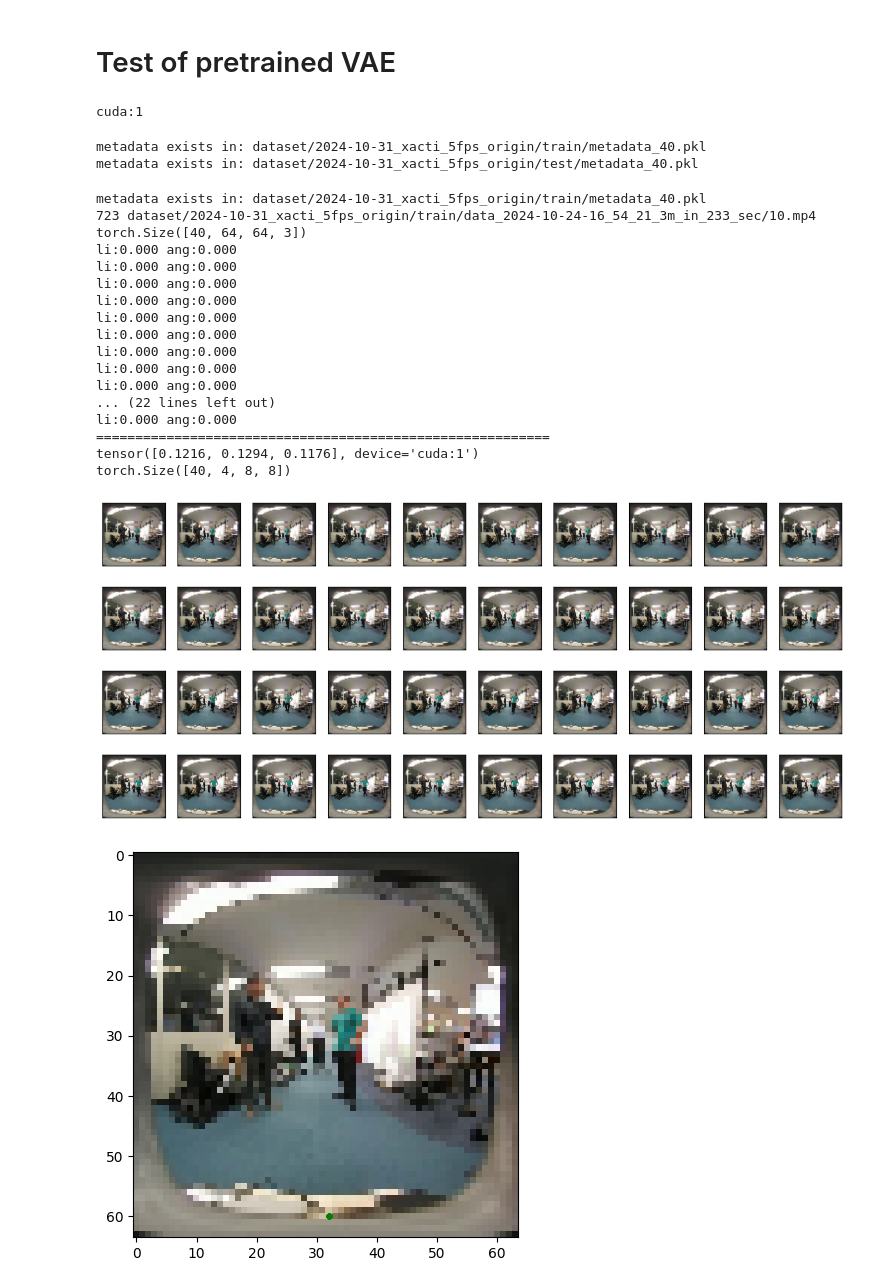
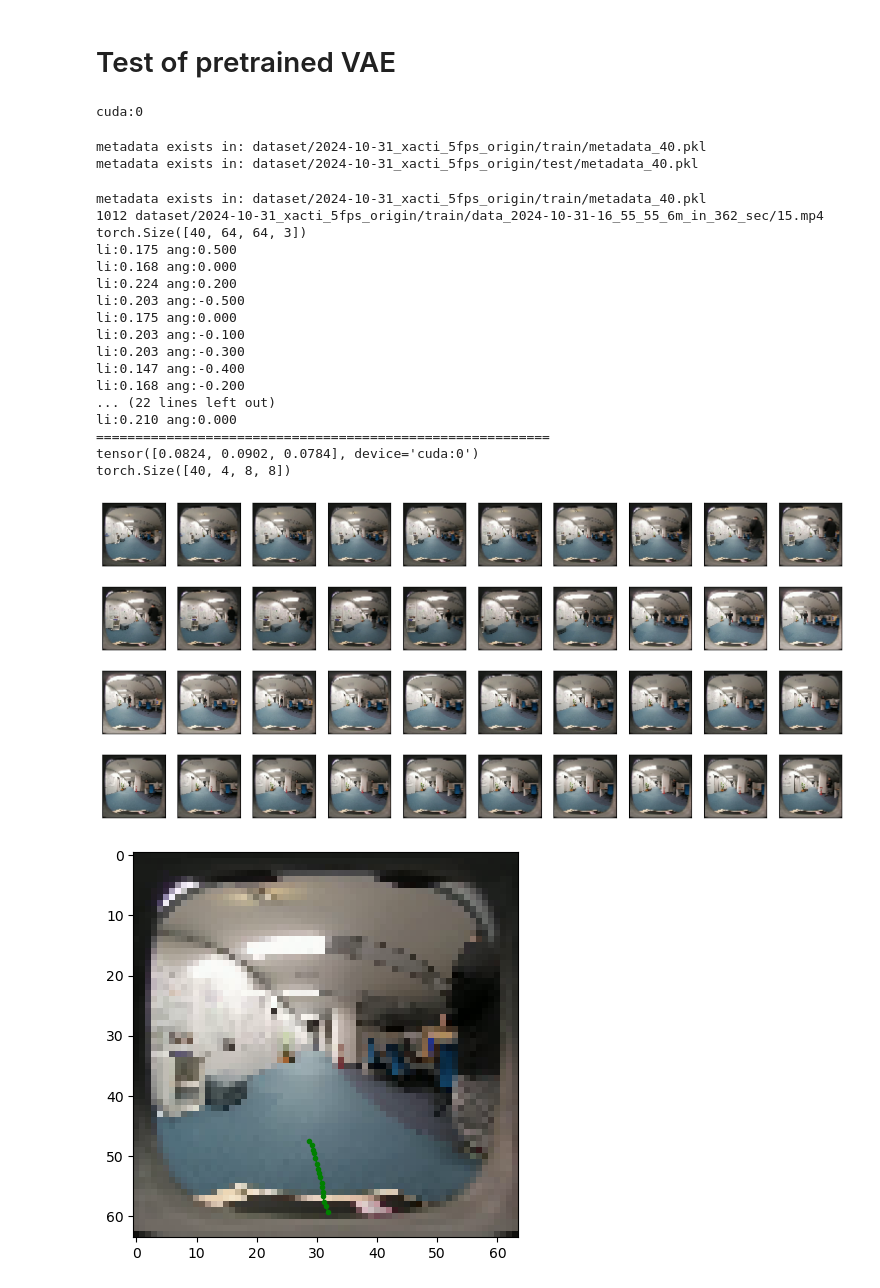
Before and after one commit to innovation-x/mmVDT_robo_nav, a Jupyter notebook: test_vae.ipynb, the cells around one changed output. Saved outputs shown, nothing was run; the diff lists cells and outputs as text; code cells hidden in the pictures.

```diff
--- a/test_vae.ipynb
+++ b/test_vae.ipynb
@@ -14,7 +14,7 @@ import matplotlib.pyplot as plt
 import matplotlib.image as mpimg
 from torchvision.utils import save_image
 # %%
-DEVICE = torch.device("cuda:1" if torch.cuda.is_available() else "cpu")
+DEVICE = torch.device("cuda:0" if torch.cuda.is_available() else "cpu")
 print(DEVICE)
 # The parser setting
 parser = argparse.ArgumentParser()
@@ -32,7 +32,7 @@ parser.add_argument('--NUM_EPOCHS', type=int, default=100)
 parser.add_argument('--iteration_num', type=int, default=1000)
 args = parser.parse_args(args=[])
 # %% [output]
-cuda:1
+cuda:0
 # %%
 # Load the Dataset
 Dataset = VideoDataset
@@ -68,13 +68,13 @@ if mulgpu:
     if rgb:
         input_dim = 3
         modelData = 'checkpoints_vae_seg/vae_20241031_rgb20.pth.tar'
-        checkpoint = torch.load(modelData)
+        checkpoint = torch.load(modelData,map_location='cuda')
         state_dict = checkpoint['model_state_dict']
         state_dict = {k.replace("module.", ""): v for k, v in state_dict.items()}
     else:
         input_dim = 9
-        modelData = 'checkpoints_vae_seg/vae_20241031_20.pth.tar'
-        checkpoint = torch.load(modelData)
+        modelData = 'checkpoints_vae_seg/vae_20241031_40.pth.tar'
+        checkpoint = torch.load(modelData,map_location='cuda')
         state_dict = checkpoint['model_state_dict']
         state_dict = {k.replace("module.", ""): v for k, v in state_dict.items()}
 else:
@@ -91,42 +91,42 @@ vae = vae.to(DEVICE)
 # %%
 from utils import visual_vid_mmot
 
 valid_dataset = Dataset(args.data_path, args.sequence_length,rgb=True, train=True, resolution=args.resolution)
-batch, vid_idx, path = valid_dataset[13180]
+batch, vid_idx, path = valid_dataset[19268]
 print(vid_idx, path)
 
 x, mot = dict.values(batch)
 print(x.shape)
 mot = mot.reshape(1,2,args.sequence_length).permute(0,2,1).to(DEVICE)
 visual_vid_mmot(x.reshape(args.sequence_length,64,64,input_dim),mot.reshape(1,args.sequence_length,2), grid=False, rgb=rgb)
 
 raw_x = x.permute(0,3,1,2).to(DEVICE)
 print(raw_x.permute(0,2,3,1)[0,0,0])
 
 with torch.no_grad():
     # Map input images to latent space + normalize latents:
     enc = vae.encode(raw_x).latent_dist.sample()
 print(enc.shape)
 # %% [output]
 metadata exists in: dataset/2024-10-31_xacti_5fps_origin/train/metadata_40.pkl
-723 dataset/2024-10-31_xacti_5fps_origin/train/data_2024-10-24-16_54_21_3m_in_233_sec/10.mp4
+1012 dataset/2024-10-31_xacti_5fps_origin/train/data_2024-10-31-16_55_55_6m_in_362_sec/15.mp4
 torch.Size([40, 64, 64, 3])
-li:0.000 ang:0.000
-li:0.000 ang:0.000
-li:0.000 ang:0.000
-li:0.000 ang:0.000
-li:0.000 ang:0.000
-li:0.000 ang:0.000
-li:0.000 ang:0.000
-li:0.000 ang:0.000
-li:0.000 ang:0.000
+li:0.175 ang:0.500
+li:0.168 ang:0.000
+li:0.224 ang:0.200
+li:0.203 ang:-0.500
+li:0.175 ang:0.000
+li:0.203 ang:-0.100
+li:0.203 ang:-0.300
+li:0.147 ang:-0.400
+li:0.168 ang:-0.200
 ... (22 lines left out)
-li:0.000 ang:0.000
+li:0.210 ang:0.000
 ==========================================================
-tensor([0.1216, 0.1294, 0.1176], device='cuda:1')
+tensor([0.0824, 0.0902, 0.0784], device='cuda:0')
 torch.Size([40, 4, 8, 8])
-[figure, old version]
+[figure, new version]
-[figure, old version]
+[figure, new version]
 # %%
 # z = torch.randn(16,4,8,8).to(DEVICE)
 
```
Also changed, not shown: parts of 1 cell of this notebook, 2 other files.
